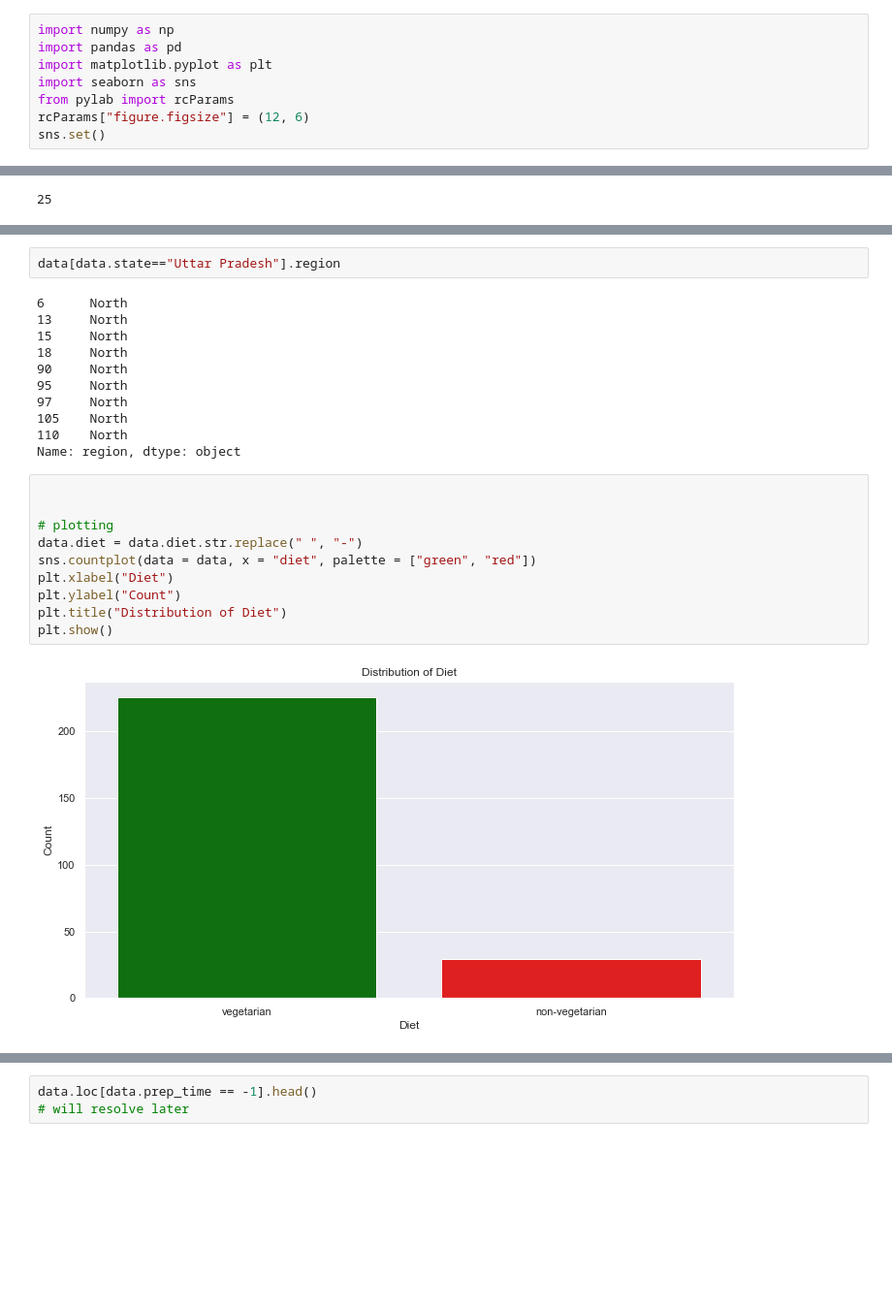
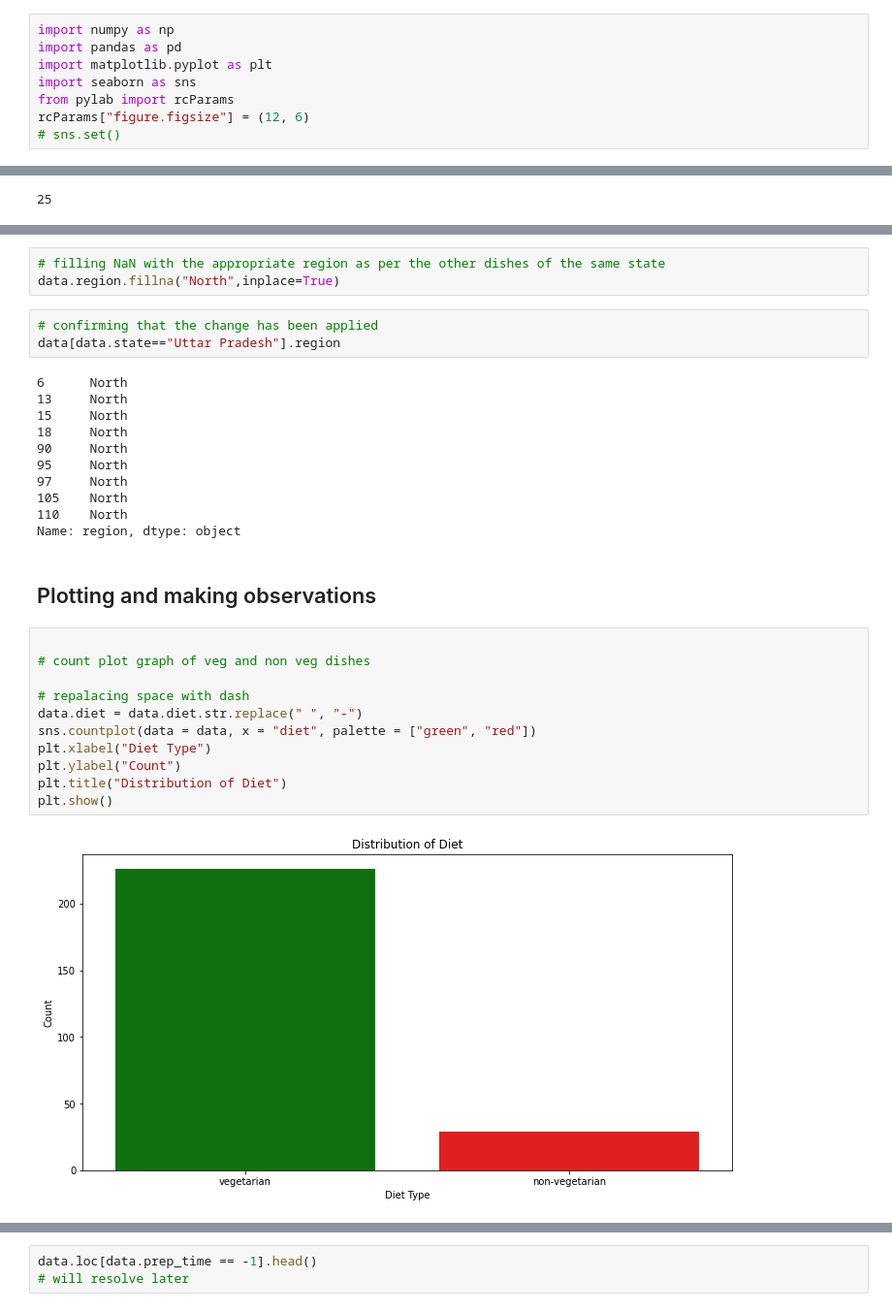
Before and after one commit to therajtiwari/Agli-Thali, a Jupyter notebook: model.ipynb, the cells around one changed output, grey strips where cells are left out. Shown: that part at 97% size. Saved outputs shown, nothing was run; the diff lists cells and outputs as text; blank space fills up the shorter version.

```diff
--- a/model.ipynb
+++ b/model.ipynb
@@ -5,5 +5,5 @@ import matplotlib.pyplot as plt
 import seaborn as sns
 from pylab import rcParams
 rcParams["figure.figsize"] = (12, 6)
-sns.set()
+# sns.set()
 # %%
@@ -170,4 +174,8 @@ data.region.fillna("North",inplace=True)
+# %%
+# filling NaN with the appropriate region as per the other dishes of the same state
+data.region.fillna("North",inplace=True)
 # %%
+# confirming that the change has been applied
 data[data.state=="Uttar Pradesh"].region
 # %% [output]
 6      North
@@ -180,15 +188,18 @@ data[data.state=="Uttar Pradesh"].region
 105    North
 110    North
 Name: region, dtype: object
+# %% [markdown]
+## Plotting and making observations
 # %%
 
+# count plot graph of veg and non veg dishes
 
-# plotting
+# repalacing space with dash
 data.diet = data.diet.str.replace(" ", "-")
 sns.countplot(data = data, x = "diet", palette = ["green", "red"])
-plt.xlabel("Diet")
+plt.xlabel("Diet Type")
 plt.ylabel("Count")
 plt.title("Distribution of Diet")
 plt.show()
 # %% [output]
-[figure, old version]
+[figure, new version]
```
Also changed, not shown: parts of 98 cells of this notebook.
